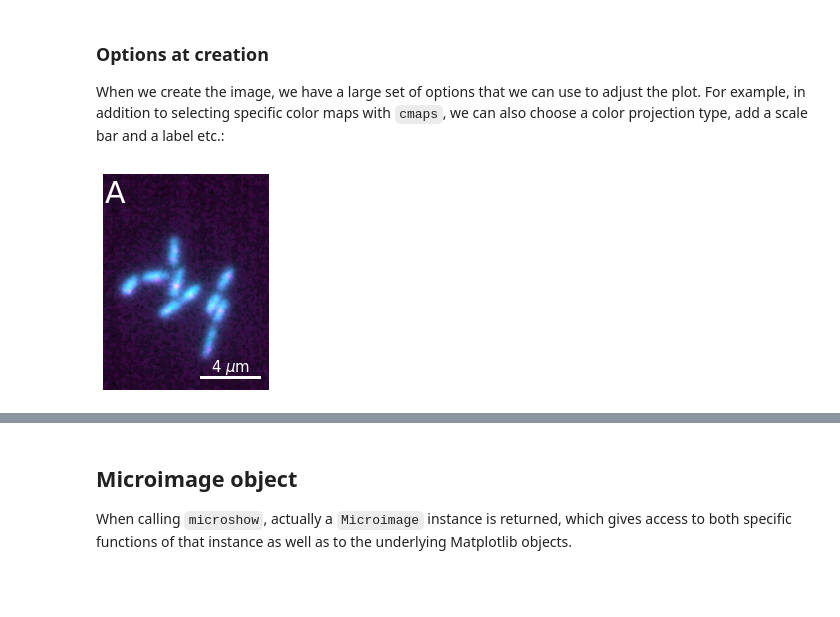
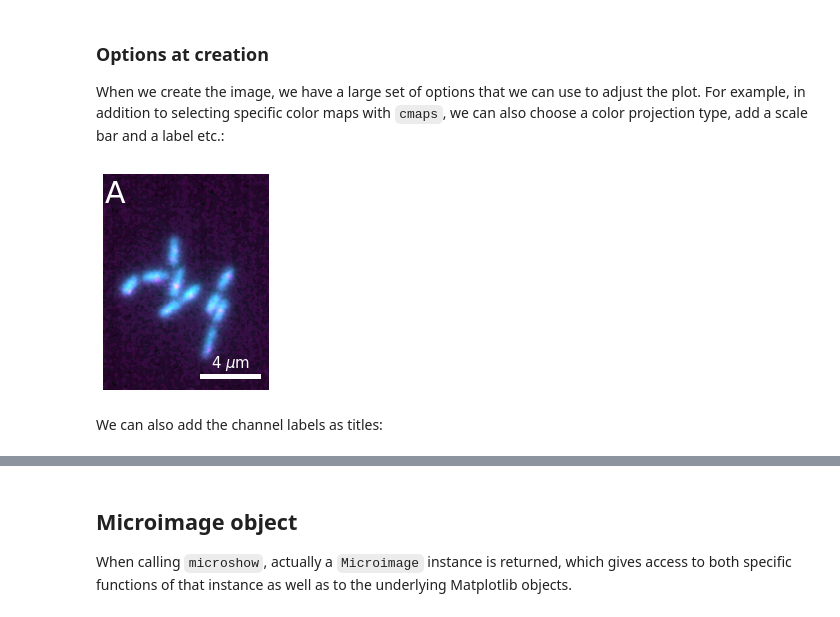
Before and after one commit to guiwitz/microfilm, a Jupyter notebook: _sources/notebooks/create_plots.ipynb, the cells around one changed output, grey strips where cells are left out. Saved outputs shown, nothing was run; the diff lists cells and outputs as text; code cells hidden in the pictures; blank space fills up the shorter version.

```diff
--- a/_sources/notebooks/create_plots.ipynb
+++ b/_sources/notebooks/create_plots.ipynb
@@ -74,7 +74,9 @@ When we create the image, we have a large set of options that we can use to adju
 # %%
 microim = microplot.microshow(images=[image1, image2], cmaps=['pure_cyan','pure_magenta'], proj_type='sum',
                               unit='um', scalebar_unit_per_pix=0.065, scalebar_size_in_units=4,
-                              scalebar_text_centered=True, scalebar_font_size=15,
+                              scalebar_text_centered=True, scalebar_font_size=0.05,
                              label_text='A', label_font_size=30);
 # %% [output]
-[figure, old version]
+[figure, new version]
+# %% [markdown]
+We can also add the channel labels as titles:
```
Also changed, not shown: parts of 9 cells of this notebook, 35 other files.
